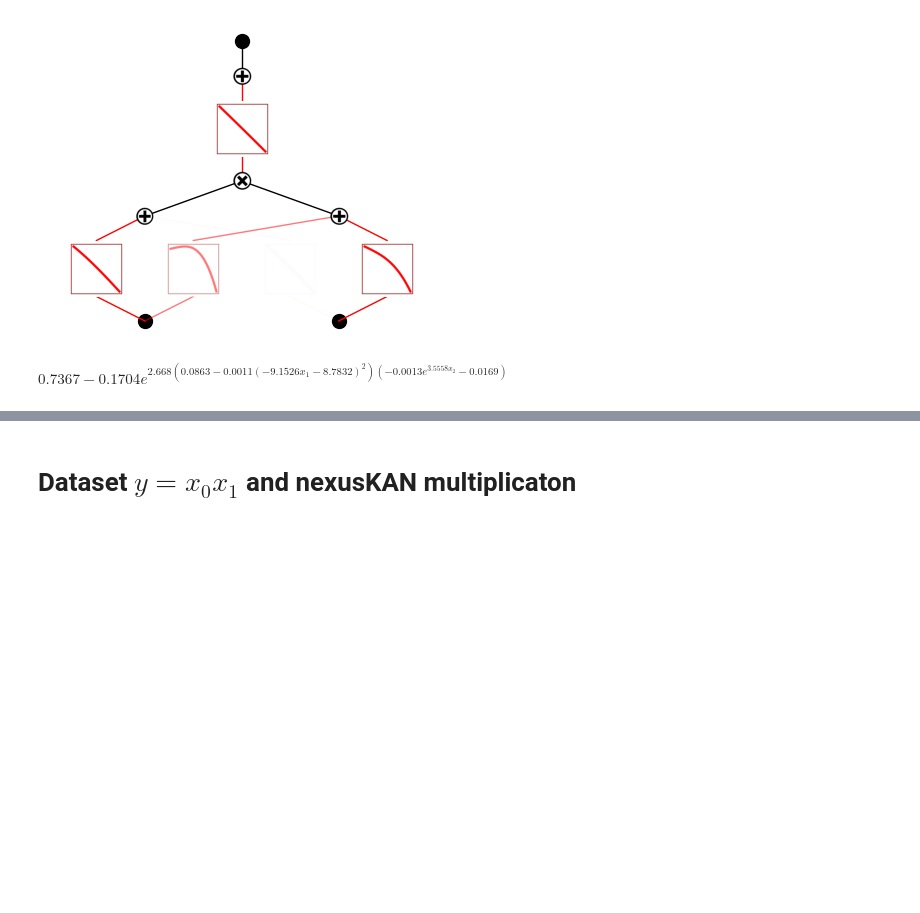
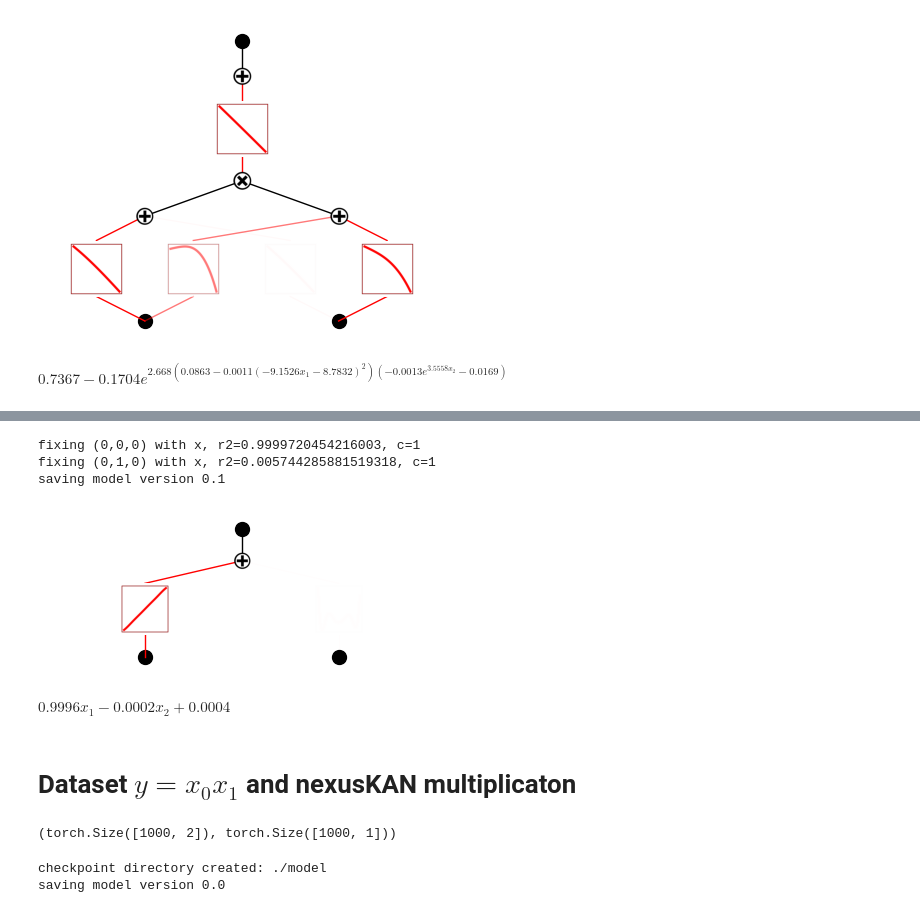
Before and after one commit to shdaig/NexusAriadne, a Jupyter notebook: multiplication.ipynb, the cells around one changed output, grey strips where cells are left out. Drawn from its saved outputs; the diff is of its cells as text; code cells hidden in the pictures; blank space fills up the shorter version.

```diff
--- a/multiplication.ipynb
+++ b/multiplication.ipynb
@@ -155,24 +278,46 @@ $\displaystyle 0.7367 - 0.1704 e^{2.668 \left(0.0863 - 0.0011 \left(- 9.1526 x_{
+# %%
+lib = ['x']
+model.auto_symbolic(lib=lib)
+model.plot()
+# %% [output]
+fixing (0,0,0) with x, r2=0.9999720454216003, c=1
+fixing (0,1,0) with x, r2=0.005744285881519318, c=1
+saving model version 0.1
+[figure, added]
+# %%
+formula = model.symbolic_formula()[0][0]
+ex_round(formula, 4)
+# %% [output]
+$\displaystyle 0.9996 x_{1} - 0.0002 x_{2} + 0.0004$
 # %% [markdown]
 # **Dataset** $y = x_0 x_1$ and nexusKAN multiplicaton
 # %%
 end_range = 1.0
-start_range = 0.5
+start_range = -1.0
 num_samples = 1000
 x = (end_range - start_range) * torch.rand(num_samples + 200, 2) + start_range
 # y = torch.sin(2 * torch.pi * x[:, 0]) + torch.sin(2 * torch.pi * x[:, 1])
-y = x[:, 0] * x[:, 1]
+# y = x[:, 0] + torch.sin(2 * torch.pi * x[:, 1])
+y = x[:, 0] * -x[:, 1]
 # y_class = torch.where(y > 0.5, 1.0, 0.0)
 dataset = {
     'train_input': x[:1000],
-    'train_label': y[:1000],
-    # 'train_label': y_class[:1000].unsqueeze(dim=1),
+    # 'train_label': y[:1000],
+    'train_label': y[:1000].unsqueeze(dim=1),
 
     'test_input': x[-200:],
-    'test_label': y[-200:],
-    # 'test_label': y_class[-200:].unsqueeze(dim=1),
+    # 'test_label': y[-200:],
+    'test_label': y[-200:].unsqueeze(dim=1),
 }
 dataset['train_input'] = dataset['train_input'].to(device)
 dataset['train_label'] = dataset['train_label'].to(device)
 dataset['test_input'] = dataset['test_input'].to(device)
 dataset['test_label'] = dataset['test_label'].to(device)
 dataset['train_input'].shape, dataset['train_label'].shape
+# %% [output]
+(torch.Size([1000, 2]), torch.Size([1000, 1]))
+# %%
+model = nexusKAN(width=[2, 1], grid=5, k=3, seed=42, device=device)
+# %% [output]
+checkpoint directory created: ./model
+saving model version 0.0
```
Also changed, not shown: parts of 16 cells of this notebook, 3 other files.
